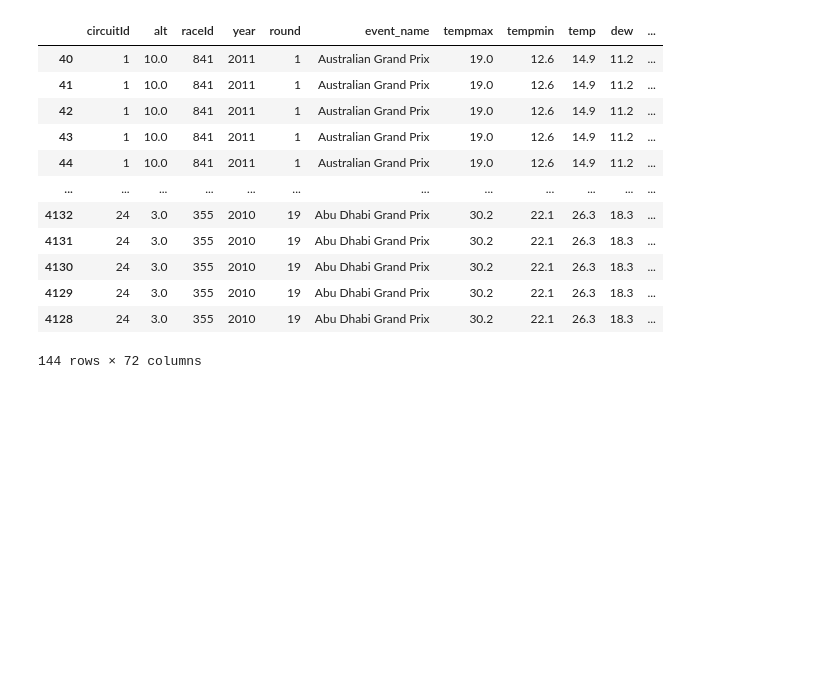
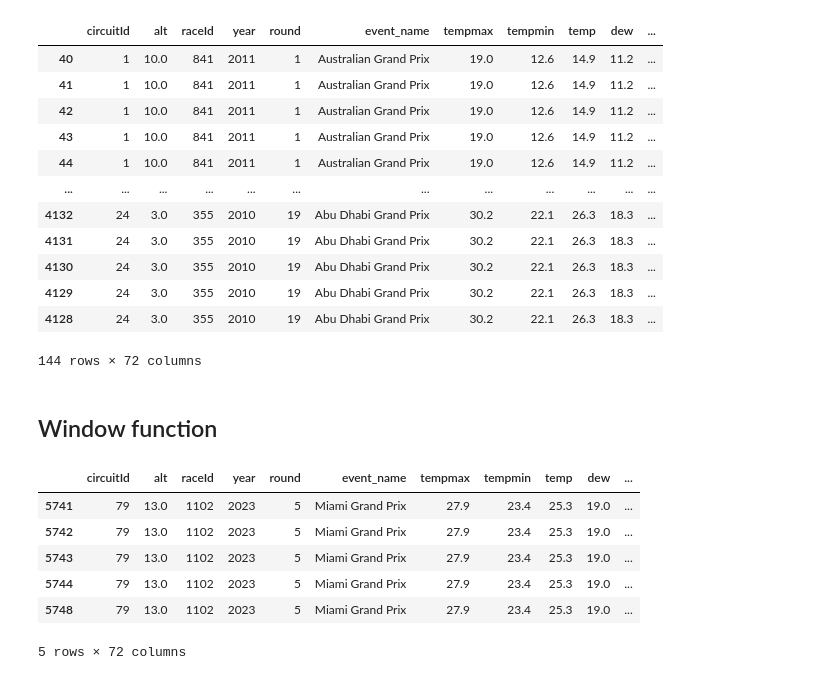
Before and after one commit to Yoshi234/f1-fanatasy-analysis, a Jupyter notebook: code/modeling/nick_learning.ipynb, the cells around one changed output. Saved outputs shown, nothing was run; the diff lists cells and outputs as text; code cells hidden in the pictures; blank space fills up the shorter version.

```diff
--- a/code/modeling/nick_learning.ipynb
+++ b/code/modeling/nick_learning.ipynb
@@ -635,3 +637,18 @@ x
 | 4129 | 24 | 3.0 | 355 | 2010 | 19 | Abu Dhabi Grand Prix | 30.2 | 22.1 | 26.3 | 18.3 | ... |
 | 4128 | 24 | 3.0 | 355 | 2010 | 19 | Abu Dhabi Grand Prix | 30.2 | 22.1 | 26.3 | 18.3 | ... |
 144 rows × 72 columns
+# %% [markdown]
+## Window function
+# %%
+import pandas as pd
+from selection import get_data_in_window
+x = get_data_in_window(k=2, yr=2023, r_val=6).sort_values('round')
+x[0:5]
+# %% [output]
+|  | circuitId | alt | raceId | year | round | event_name | tempmax | tempmin | temp | dew | ... |
+| 5741 | 79 | 13.0 | 1102 | 2023 | 5 | Miami Grand Prix | 27.9 | 23.4 | 25.3 | 19.0 | ... |
+| 5742 | 79 | 13.0 | 1102 | 2023 | 5 | Miami Grand Prix | 27.9 | 23.4 | 25.3 | 19.0 | ... |
+| 5743 | 79 | 13.0 | 1102 | 2023 | 5 | Miami Grand Prix | 27.9 | 23.4 | 25.3 | 19.0 | ... |
+| 5744 | 79 | 13.0 | 1102 | 2023 | 5 | Miami Grand Prix | 27.9 | 23.4 | 25.3 | 19.0 | ... |
+| 5748 | 79 | 13.0 | 1102 | 2023 | 5 | Miami Grand Prix | 27.9 | 23.4 | 25.3 | 19.0 | ... |
+5 rows × 72 columns
```
Also changed, not shown: parts of 11 cells of this notebook.
